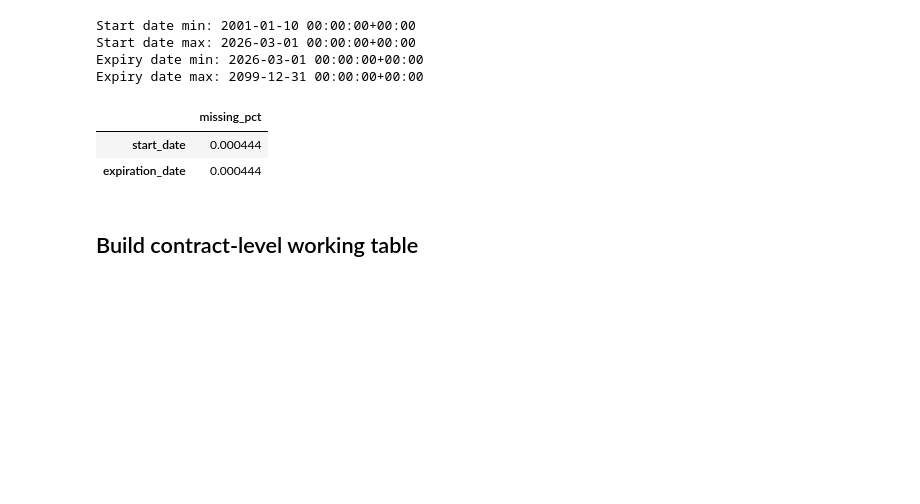
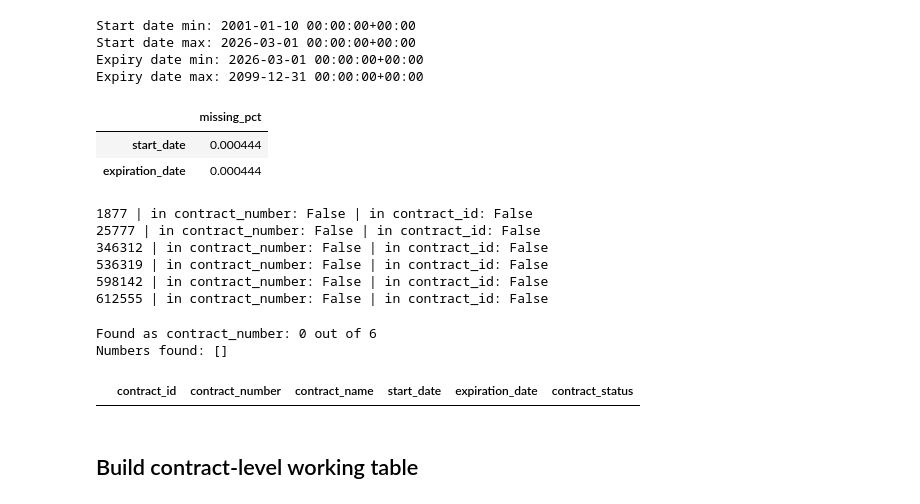
Before and after one commit to ThomasRoennebek/Signal_Fusion_with_Meta-learners-, a Jupyter notebook: notebooks/01_prepare_contract_year.ipynb, the cells around one changed output. Cells and saved outputs as stored; diff of their text form; code cells hidden in the pictures; blank space fills up the shorter version.

```diff
--- a/notebooks/01_prepare_contract_year.ipynb
+++ b/notebooks/01_prepare_contract_year.ipynb
@@ -88,6 +153,55 @@ Expiry date max: 2099-12-31 00:00:00+00:00
 |  | missing_pct |
 | start_date | 0.000444 |
 | expiration_date | 0.000444 |
+# %%
+missing_contracts = ['1877', '25777', '346312', '536319', '598142', '612555']
+
+metadata_contract_numbers = set(
+    df_contracts["contract_number"]
+    .astype(str)
+    .str.strip()
+)
+
+metadata_contract_ids = set(
+    df_contracts["contract_id"]
+    .astype(str)
+    .str.strip()
+)
+
+for c in missing_contracts:
+
+    print(
+        c,
+        "| in contract_number:", c in metadata_contract_numbers,
+        "| in contract_id:", c in metadata_contract_ids
+    )
+# %% [output]
+1877 | in contract_number: False | in contract_id: False
+25777 | in contract_number: False | in contract_id: False
+346312 | in contract_number: False | in contract_id: False
+536319 | in contract_number: False | in contract_id: False
+598142 | in contract_number: False | in contract_id: False
+612555 | in contract_number: False | in contract_id: False
+# %%
+missing_contracts = ['1877', '25777', '346312', '536319', '598142', '612555']
+
+df_contracts["contract_id"] = df_contracts["contract_id"].astype(str).str.strip()
+df_contracts["contract_number"] = df_contracts["contract_number"].astype(str).str.strip()
+
+check_contract_number = df_contracts[df_contracts["contract_number"].isin(missing_contracts)].copy()
+
+print("Found as contract_number:", check_contract_number["contract_number"].nunique(), "out of", len(missing_contracts))
+print("Numbers found:", sorted(check_contract_number["contract_number"].unique()))
+
+display(
+    check_contract_number[
+        ["contract_id", "contract_number", "contract_name", "start_date", "expiration_date", "contract_status"]
+    ].sort_values("contract_number")
+)
+# %% [output]
+Found as contract_number: 0 out of 6
+Numbers found: []
+|  | contract_id | contract_number | contract_name | start_date | expiration_date | contract_status |
 # %% [markdown]
 ## Build contract-level working table
 # %%
```
Also changed, not shown: parts of 4 cells of this notebook.
